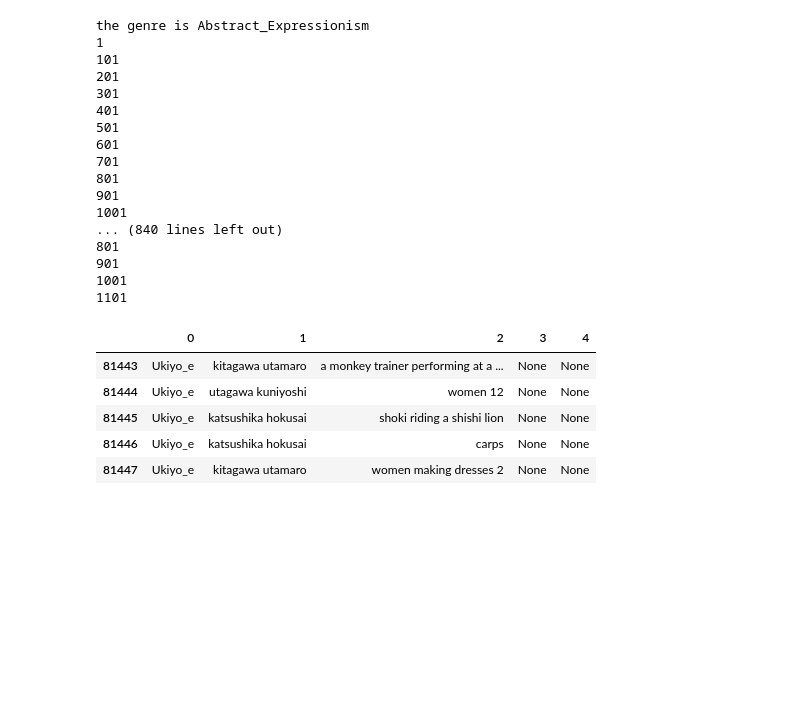
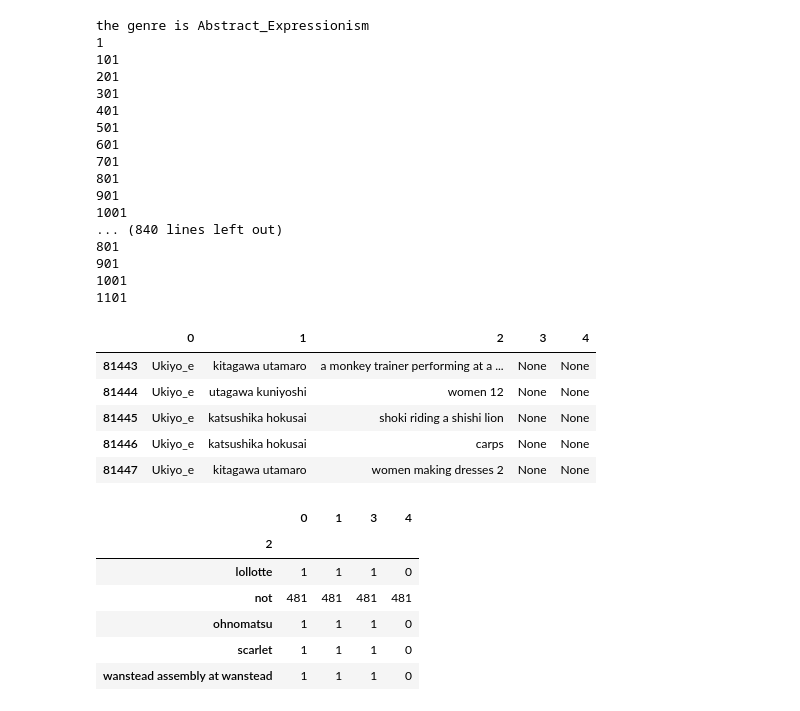
Before and after one commit to olganowak/smArt, a Jupyter notebook: notebooks/olganowak_dataexploration.ipynb, the cells around one changed output. Saved outputs shown, nothing was run; the diff lists cells and outputs as text; code cells hidden in the pictures; blank space fills up the shorter version.

Commit message:
Uploading jupyter notebook for data exploration step

```diff
--- a/notebooks/olganowak_dataexploration.ipynb
+++ b/notebooks/olganowak_dataexploration.ipynb
@@ -5,7 +5,7 @@ import os
 stringa = 'two-saints.jpg'[:-4]
 stringa = stringa.replace("-", " ")
 # %%
-main = os.listdir("raw_data/wikiart")
+main = os.listdir("../raw_data/wikiart")
 
 genres = []
 for genre in main:
@@ -28,7 +28,7 @@ lista = []
 
 for index, genre in enumerate(data):
     print(f"the genre is {genre}")
-    g = os.listdir("raw_data/wikiart/" + genre)
+    g = os.listdir("../raw_data/wikiart/" + genre)
     for i, painting in enumerate(g):
         stringa = g[i][:-4]
         #print(stringa)
@@ -69,3 +69,13 @@ df.tail()
 | 81445 | Ukiyo_e | katsushika hokusai | shoki riding a shishi lion | None | None |
 | 81446 | Ukiyo_e | katsushika hokusai | carps | None | None |
 | 81447 | Ukiyo_e | kitagawa utamaro | women making dresses 2 | None | None |
+# %%
+df[df[3].notnull()].groupby(2).count()
+# %% [output]
+|  | 0 | 1 | 3 | 4 |
+| 2 |  |  |  |  |
+| lollotte | 1 | 1 | 1 | 0 |
+| not | 481 | 481 | 481 | 481 |
+| ohnomatsu | 1 | 1 | 1 | 0 |
+| scarlet | 1 | 1 | 1 | 0 |
+| wanstead assembly at wanstead | 1 | 1 | 1 | 0 |
```
Also changed, not shown: parts of 22 cells of this notebook.
